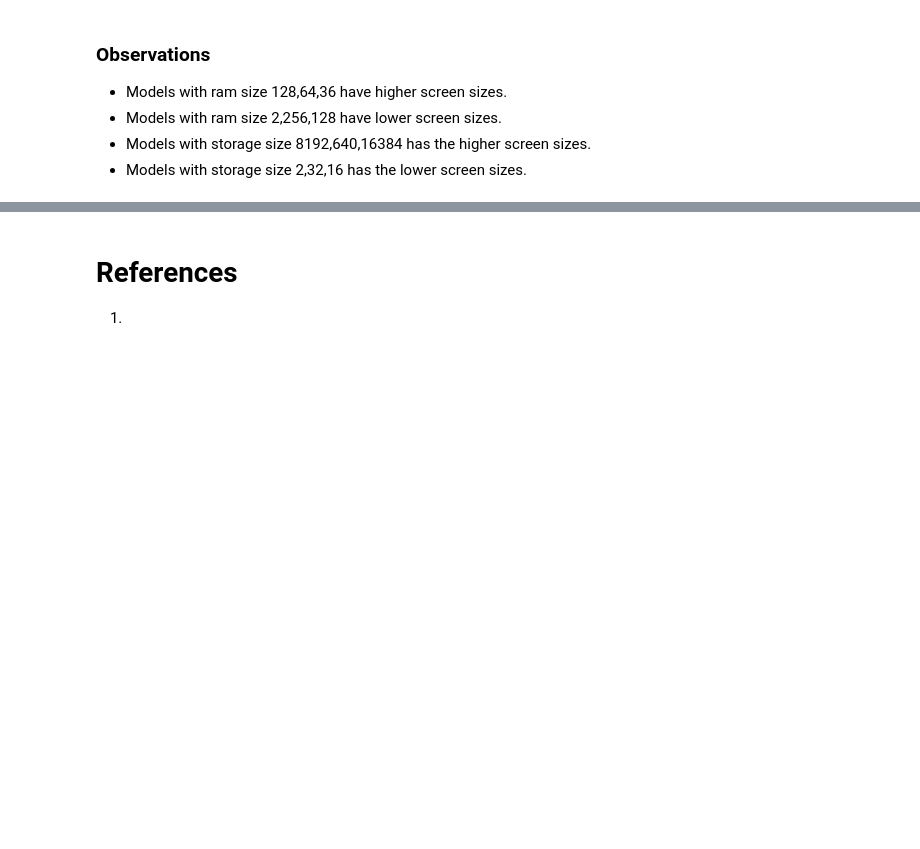
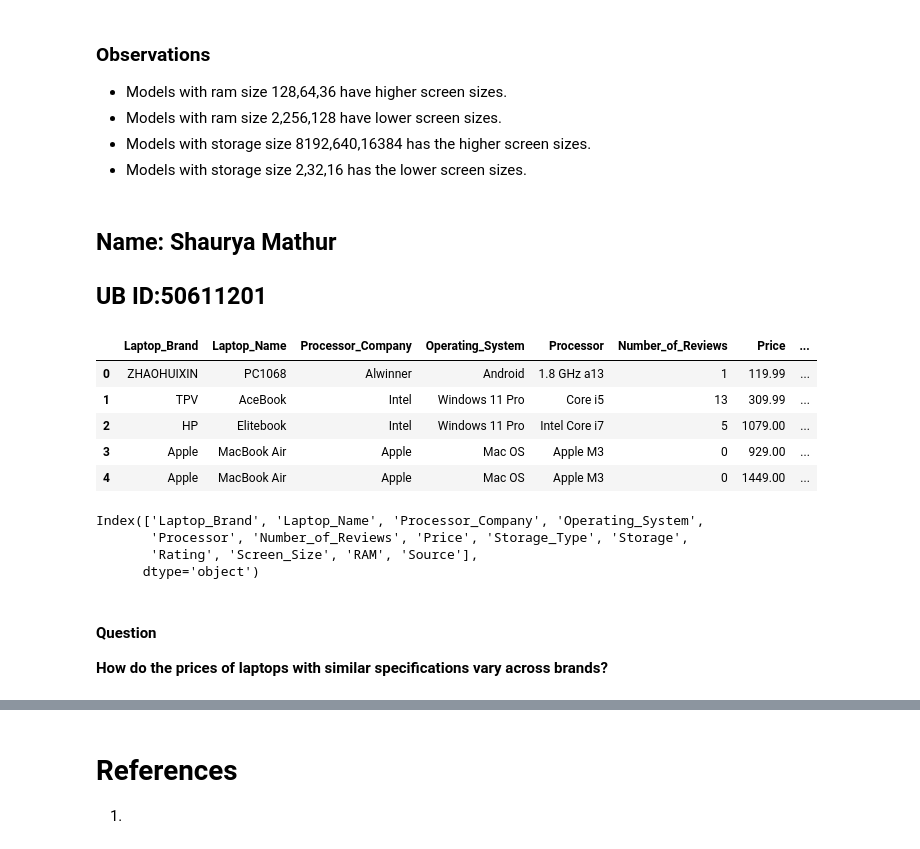
Before and after one commit to VaibhavSaran/CSE-587-PROJECT-LAPTRACK, a Jupyter notebook: Project Laptrack - Phase 1 Exploratory Data Analysis.ipynb, the cells around one changed output, grey strips where cells are left out. Cells and saved outputs as stored; diff of their text form; code cells hidden in the pictures; blank space fills up the shorter version.

```diff
--- a/Project Laptrack - Phase 1 Exploratory Data Analysis.ipynb
+++ b/Project Laptrack - Phase 1 Exploratory Data Analysis.ipynb
@@ -794,3 +829,26 @@ plt.show()
 - Models with ram size 2,256,128 have lower screen sizes.
 - Models with storage size 8192,640,16384 has the higher screen sizes.
 - Models with storage size 2,32,16 has the lower screen sizes.
+# %% [markdown]
+## Name: Shaurya Mathur
+## UB ID:50611201
+# %%
+sdf = df.copy()
+sdf.head()
+# %% [output]
+|  | Laptop_Brand | Laptop_Name | Processor_Company | Operating_System | Processor | Number_of_Reviews | Price | ... |
+| 0 | ZHAOHUIXIN | PC1068 | Alwinner | Android | 1.8 GHz a13 | 1 | 119.99 | ... |
+| 1 | TPV | AceBook | Intel | Windows 11 Pro | Core i5 | 13 | 309.99 | ... |
+| 2 | HP | Elitebook | Intel | Windows 11 Pro | Intel Core i7 | 5 | 1079.00 | ... |
+| 3 | Apple | MacBook Air | Apple | Mac OS | Apple M3 | 0 | 929.00 | ... |
+| 4 | Apple | MacBook Air | Apple | Mac OS | Apple M3 | 0 | 1449.00 | ... |
+# %%
+sdf.columns
+# %% [output]
+Index(['Laptop_Brand', 'Laptop_Name', 'Processor_Company', 'Operating_System',
+       'Processor', 'Number_of_Reviews', 'Price', 'Storage_Type', 'Storage',
+       'Rating', 'Screen_Size', 'RAM', 'Source'],
+      dtype='object')
+# %% [markdown]
+#### Question
+**How do the prices of laptops with similar specifications vary across brands?**
```
Also changed, not shown: parts of 12 cells of this notebook, 1 other file.
